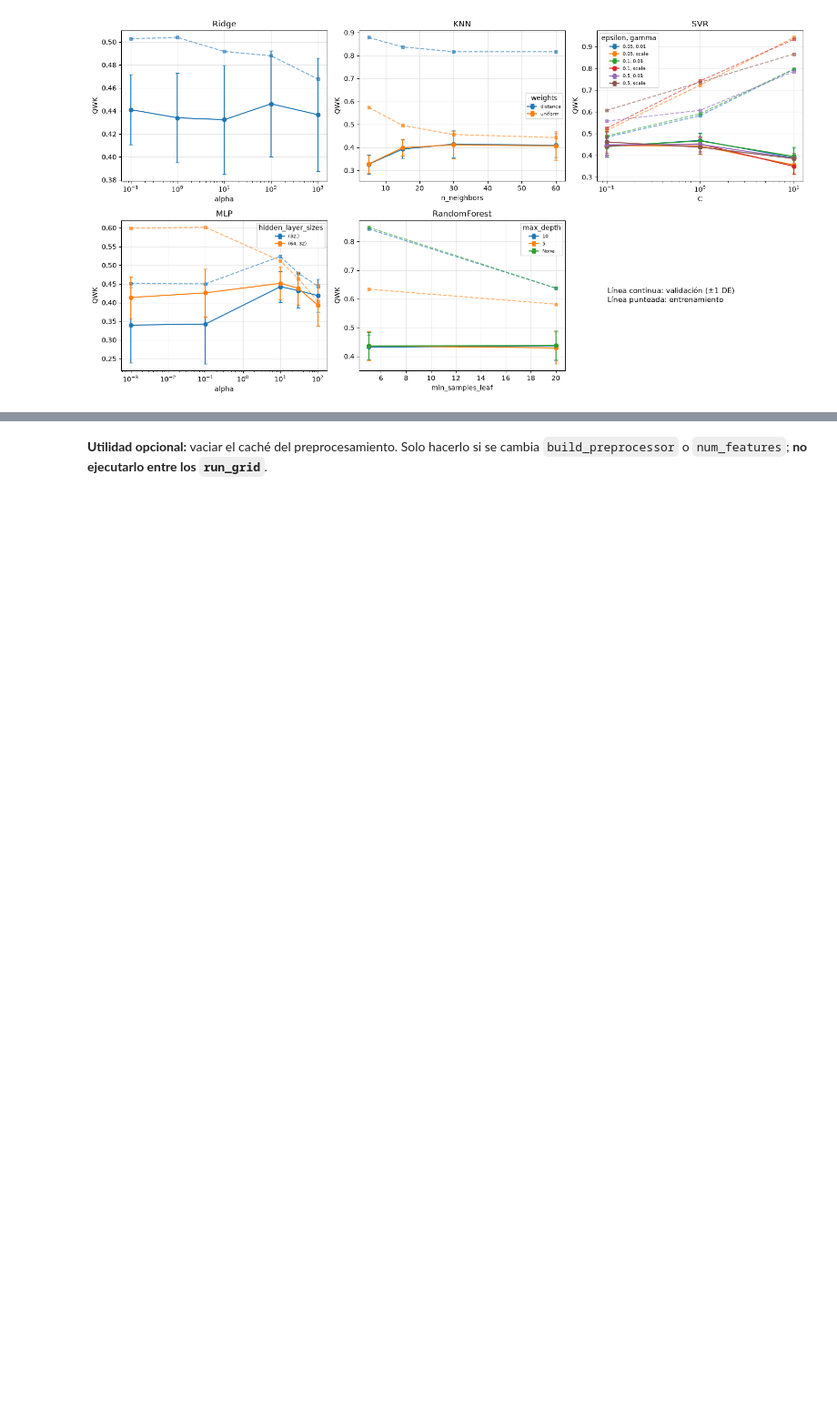
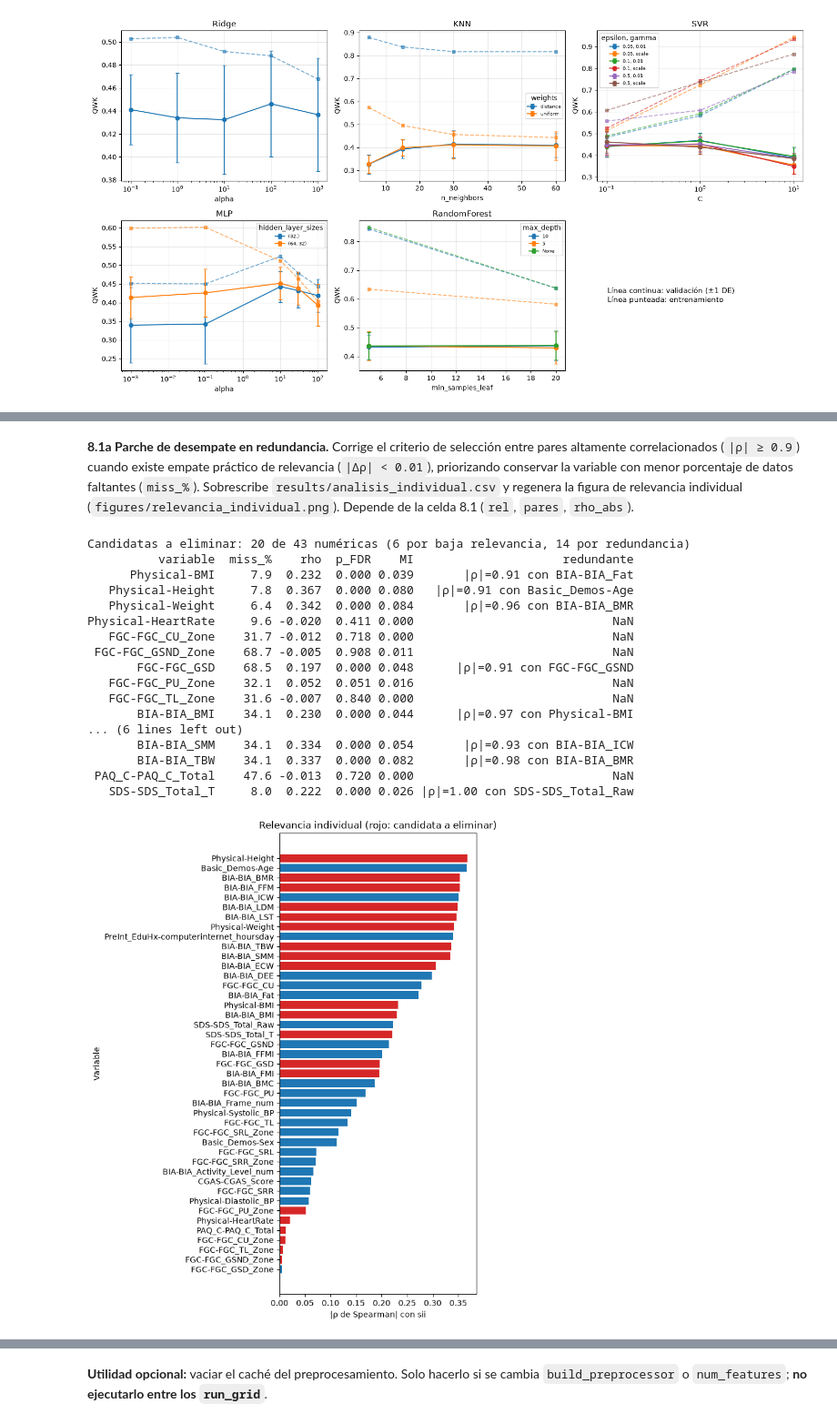
Before and after one commit to oscar05c4/ProyectoModelosII, a Jupyter notebook: notebooks/Desarrollo.ipynb, the cells around one changed output, grey strips where cells are left out. Shown at 91% size. Cells and saved outputs as stored; diff of their text form; code cells hidden in the pictures; blank space fills up the shorter version.

```diff
--- a/notebooks/Desarrollo.ipynb
+++ b/notebooks/Desarrollo.ipynb
@@ -799,0 +1153,50 @@ RandomForest  0.737  0.047  0.214  0.620           NaN
+# %% [markdown]
+**8.1a Parche de desempate en redundancia.** Corrige el criterio de selección entre pares altamente correlacionados (`|ρ| ≥ 0.9`) cuando existe empate práctico de relevancia (`|Δρ| < 0.01`), priorizando conservar la variable con menor porcentaje de datos faltantes (`miss_%`). Sobrescribe `results/analisis_individual.csv` y regenera la figura de relevancia individual (`figures/relevancia_individual.png`). Depende de la celda 8.1 (`rel`, `pares`, `rho_abs`).
+# %%
+miss_v = rel.set_index("variable")["miss_%"]
+def peor_de(a, b):
+    if abs(rho_abs[a] - rho_abs[b]) < 0.01:          # empate práctico en relevancia:
+        return a if miss_v[a] > miss_v[b] else b     # se descarta la que tiene más faltantes
+    return a if rho_abs[a] < rho_abs[b] else b
+
+redundante = {}
+for a, b, r in sorted(pares, key=lambda t: -t[2]):
+    if a in redundante or b in redundante:
+        continue
+    peor = peor_de(a, b); mejor = b if peor == a else a
+    redundante[peor] = f"|ρ|={r:.2f} con {mejor}"
+rel["redundante"] = rel["variable"].map(redundante)
+rel["candidata"] = rel["baja_relevancia"] | rel["redundante"].notna()
+resultado = pd.concat([rel, rel_cat], ignore_index=True)
+resultado.to_csv("results/analisis_individual.csv", index=False)
+print(f"Candidatas a eliminar: {int(rel['candidata'].sum())} de {len(rel)} numéricas "
+      f"({int(rel['baja_relevancia'].sum())} por baja relevancia, {rel['redundante'].notna().sum()} por redundancia)")
+print(rel[rel["candidata"]][["variable", "miss_%", "rho", "p_FDR", "MI", "redundante"]]
+      .round(3).to_string(index=False))
+
+orden = rel.reindex(rel["rho"].abs().sort_values().index)
+fig, ax = plt.subplots(figsize=(7, 9))
+ax.barh(orden["variable"], orden["rho"].abs(),
+        color=orden["candidata"].map({True: "tab:red", False: "tab:blue"}))
+ax.set_xlabel("|ρ de Spearman| con sii"); ax.set_ylabel("Variable")
+ax.set_title("Relevancia individual (rojo: candidata a eliminar)")
+plt.tight_layout(); plt.savefig("figures/relevancia_individual.png", dpi=300); plt.show()
+# %% [output]
+Candidatas a eliminar: 20 de 43 numéricas (6 por baja relevancia, 14 por redundancia)
+          variable  miss_%    rho  p_FDR    MI                     redundante
+      Physical-BMI     7.9  0.232  0.000 0.039       |ρ|=0.91 con BIA-BIA_Fat
+   Physical-Height     7.8  0.367  0.000 0.080   |ρ|=0.91 con Basic_Demos-Age
+   Physical-Weight     6.4  0.342  0.000 0.084       |ρ|=0.96 con BIA-BIA_BMR
+Physical-HeartRate     9.6 -0.020  0.411 0.000                            NaN
+   FGC-FGC_CU_Zone    31.7 -0.012  0.718 0.000                            NaN
+ FGC-FGC_GSND_Zone    68.7 -0.005  0.908 0.011                            NaN
+       FGC-FGC_GSD    68.5  0.197  0.000 0.048      |ρ|=0.91 con FGC-FGC_GSND
+   FGC-FGC_PU_Zone    32.1  0.052  0.051 0.016                            NaN
+   FGC-FGC_TL_Zone    31.6 -0.007  0.840 0.000                            NaN
+       BIA-BIA_BMI    34.1  0.230  0.000 0.044      |ρ|=0.97 con Physical-BMI
+... (6 lines left out)
+       BIA-BIA_SMM    34.1  0.334  0.000 0.054       |ρ|=0.93 con BIA-BIA_ICW
+       BIA-BIA_TBW    34.1  0.337  0.000 0.082       |ρ|=0.98 con BIA-BIA_BMR
+ PAQ_C-PAQ_C_Total    47.6 -0.013  0.720 0.000                            NaN
+   SDS-SDS_Total_T     8.0  0.222  0.000 0.026 |ρ|=1.00 con SDS-SDS_Total_Raw
+[figure, added]
```
Also changed, not shown: parts of 50 cells of this notebook, 1 other file.
